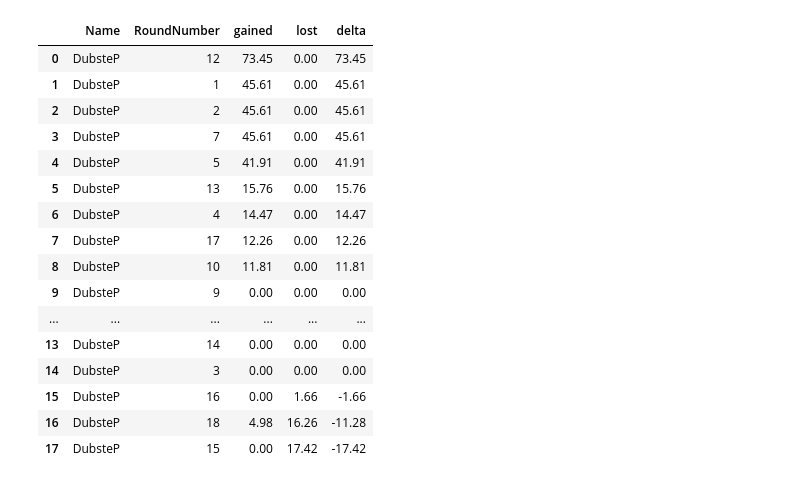
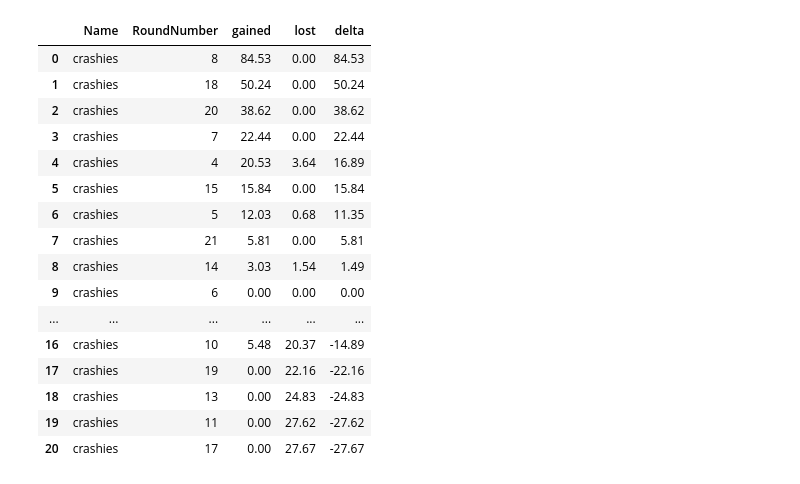
Before and after one commit to mateusb12/valorant_impact, a Jupyter notebook: webscrapping/impact/match_impact_notebook.ipynb, the cells around one changed output. Cells and saved outputs as stored; diff of their text form; code cells hidden in the pictures.

```diff
--- a/webscrapping/impact/match_impact_notebook.ipynb
+++ b/webscrapping/impact/match_impact_notebook.ipynb
@@ -2,7 +2,6 @@
 from webscrapping.model.lgbm_model import ValorantLGBM
 from match_analysis import RoundReplay, train_model
 
-model = train_model()
-rr = RoundReplay(model)
-rr.set_match(45334)
+rr = RoundReplay()
+rr.set_match(43612)
 # %% [output]
@@ -34,20 +34,20 @@ rr.get_round_probability(side="def")
 # %%
-rr.get_player_most_impactful_rounds("DubsteP")
+rr.get_player_most_impactful_rounds("crashies")
 # %% [output]
 |  | Name | RoundNumber | gained | lost | delta |
-| 0 | DubsteP | 12 | 73.45 | 0.00 | 73.45 |
-| 1 | DubsteP | 1 | 45.61 | 0.00 | 45.61 |
-| 2 | DubsteP | 2 | 45.61 | 0.00 | 45.61 |
-| 3 | DubsteP | 7 | 45.61 | 0.00 | 45.61 |
-| 4 | DubsteP | 5 | 41.91 | 0.00 | 41.91 |
-| 5 | DubsteP | 13 | 15.76 | 0.00 | 15.76 |
-| 6 | DubsteP | 4 | 14.47 | 0.00 | 14.47 |
-| 7 | DubsteP | 17 | 12.26 | 0.00 | 12.26 |
-| 8 | DubsteP | 10 | 11.81 | 0.00 | 11.81 |
-| 9 | DubsteP | 9 | 0.00 | 0.00 | 0.00 |
+| 0 | crashies | 8 | 84.53 | 0.00 | 84.53 |
+| 1 | crashies | 18 | 50.24 | 0.00 | 50.24 |
+| 2 | crashies | 20 | 38.62 | 0.00 | 38.62 |
+| 3 | crashies | 7 | 22.44 | 0.00 | 22.44 |
+| 4 | crashies | 4 | 20.53 | 3.64 | 16.89 |
+| 5 | crashies | 15 | 15.84 | 0.00 | 15.84 |
+| 6 | crashies | 5 | 12.03 | 0.68 | 11.35 |
+| 7 | crashies | 21 | 5.81 | 0.00 | 5.81 |
+| 8 | crashies | 14 | 3.03 | 1.54 | 1.49 |
+| 9 | crashies | 6 | 0.00 | 0.00 | 0.00 |
 | ... | ... | ... | ... | ... | ... |
-| 13 | DubsteP | 14 | 0.00 | 0.00 | 0.00 |
-| 14 | DubsteP | 3 | 0.00 | 0.00 | 0.00 |
-| 15 | DubsteP | 16 | 0.00 | 1.66 | -1.66 |
-| 16 | DubsteP | 18 | 4.98 | 16.26 | -11.28 |
-| 17 | DubsteP | 15 | 0.00 | 17.42 | -17.42 |
+| 16 | crashies | 10 | 5.48 | 20.37 | -14.89 |
+| 17 | crashies | 19 | 0.00 | 22.16 | -22.16 |
+| 18 | crashies | 13 | 0.00 | 24.83 | -24.83 |
+| 19 | crashies | 11 | 0.00 | 27.62 | -27.62 |
+| 20 | crashies | 17 | 0.00 | 27.67 | -27.67 |
```
Also changed, not shown: parts of 5 cells of this notebook, 3 other files.
